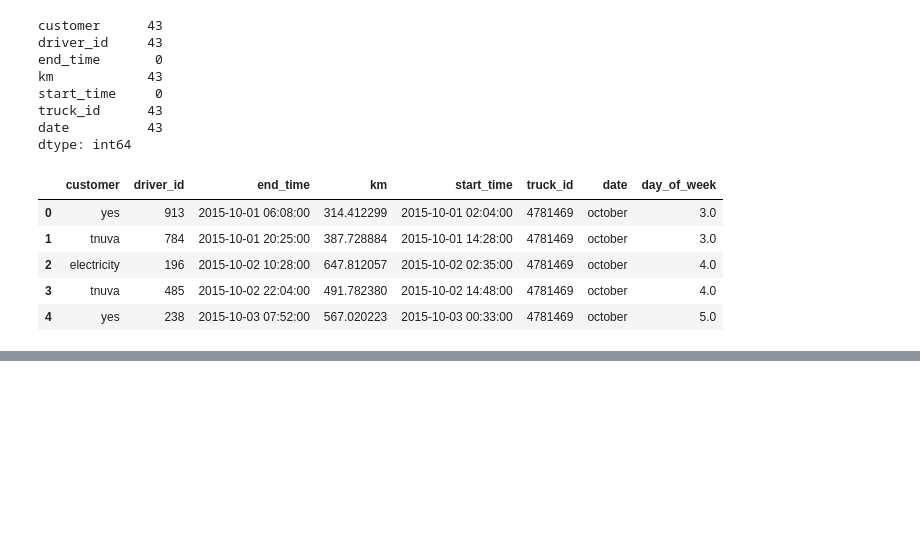
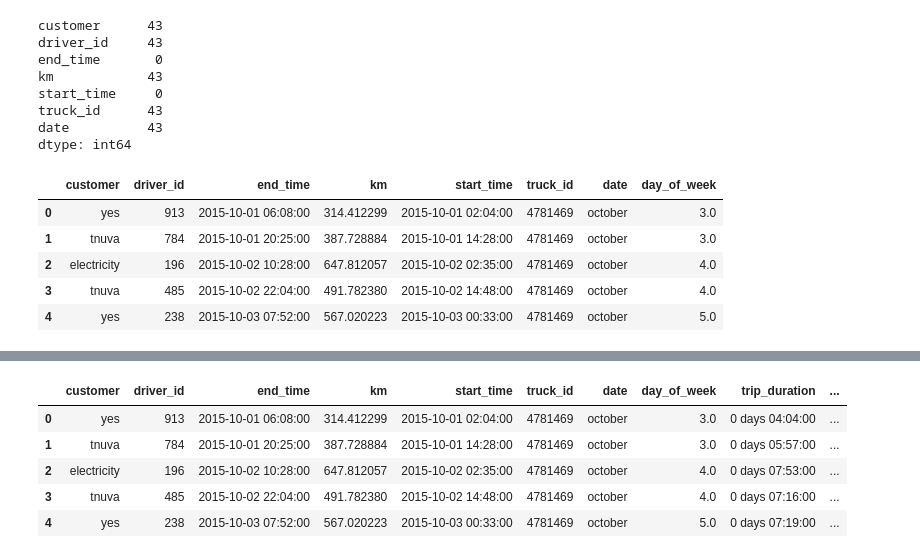
Before and after one commit to shalev-habany/CV_training, a Jupyter notebook: basic/python/azrieli/azrieli_and_sons.ipynb, the cells around one changed output, grey strips where cells are left out. Cells and saved outputs as stored; diff of their text form; code cells hidden in the pictures; blank space fills up the shorter version.

```diff
--- a/basic/python/azrieli/azrieli_and_sons.ipynb
+++ b/basic/python/azrieli/azrieli_and_sons.ipynb
@@ -310,0 +352,19 @@ def calculate_day_trip_duration(row):
+# %%
+def add_taarif(row):
+    customer = row['customer']
+    if not customer:
+        return None, None, None, None
+    taarif_row = taarif[taarif['customer'] == customer]
+    if taarif_row.empty:
+        return None, None, None, None
+    return taarif_row['basic_taarif'].values[0], taarif_row['extra_milage'].values[0], taarif_row['night_bonus'].values[0], taarif_row['weekend_bonus'].values[0]
+# %%
+aggregated_trips['basic_taarif'], aggregated_trips['extra_milage'], aggregated_trips['night_bonus'], aggregated_trips['weekend_bonus'] = zip(*aggregated_trips.apply(add_taarif, axis=1))
+aggregated_trips.head()
+# %% [output]
+|  | customer | driver_id | end_time | km | start_time | truck_id | date | day_of_week | trip_duration | ... |
+| 0 | yes | 913 | 2015-10-01 06:08:00 | 314.412299 | 2015-10-01 02:04:00 | 4781469 | october | 3.0 | 0 days 04:04:00 | ... |
+| 1 | tnuva | 784 | 2015-10-01 20:25:00 | 387.728884 | 2015-10-01 14:28:00 | 4781469 | october | 3.0 | 0 days 05:57:00 | ... |
+| 2 | electricity | 196 | 2015-10-02 10:28:00 | 647.812057 | 2015-10-02 02:35:00 | 4781469 | october | 4.0 | 0 days 07:53:00 | ... |
+| 3 | tnuva | 485 | 2015-10-02 22:04:00 | 491.782380 | 2015-10-02 14:48:00 | 4781469 | october | 4.0 | 0 days 07:16:00 | ... |
+| 4 | yes | 238 | 2015-10-03 07:52:00 | 567.020223 | 2015-10-03 00:33:00 | 4781469 | october | 5.0 | 0 days 07:19:00 | ... |
```
Also changed, not shown: parts of 29 cells of this notebook, 1 other file.
